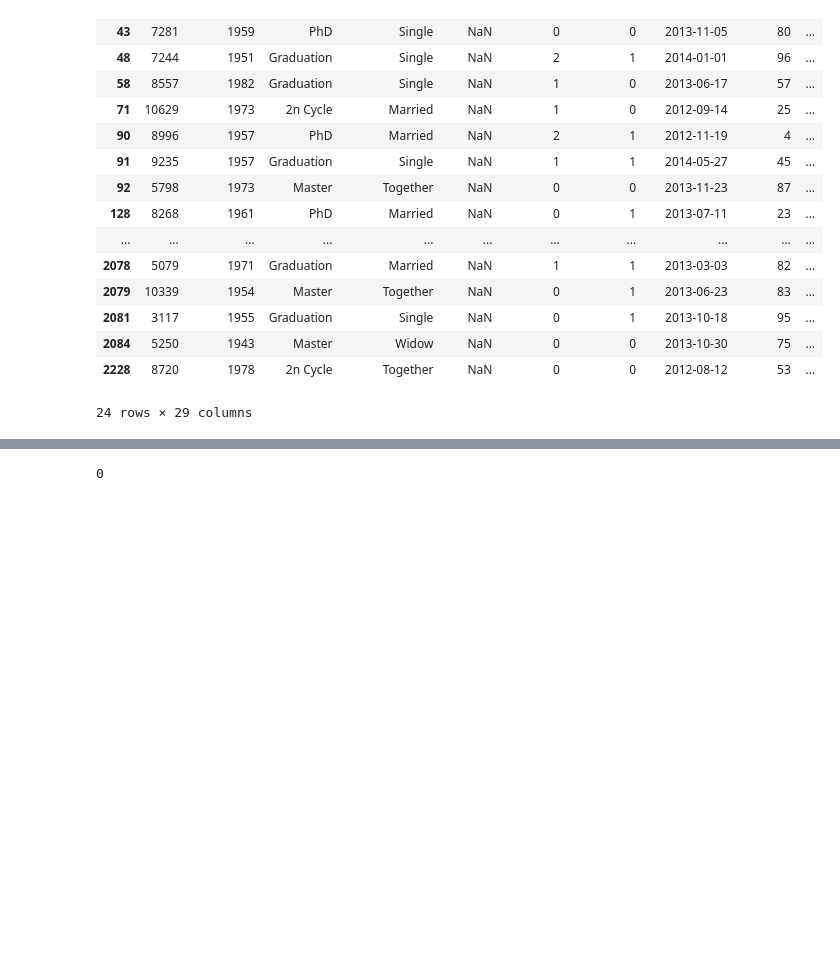
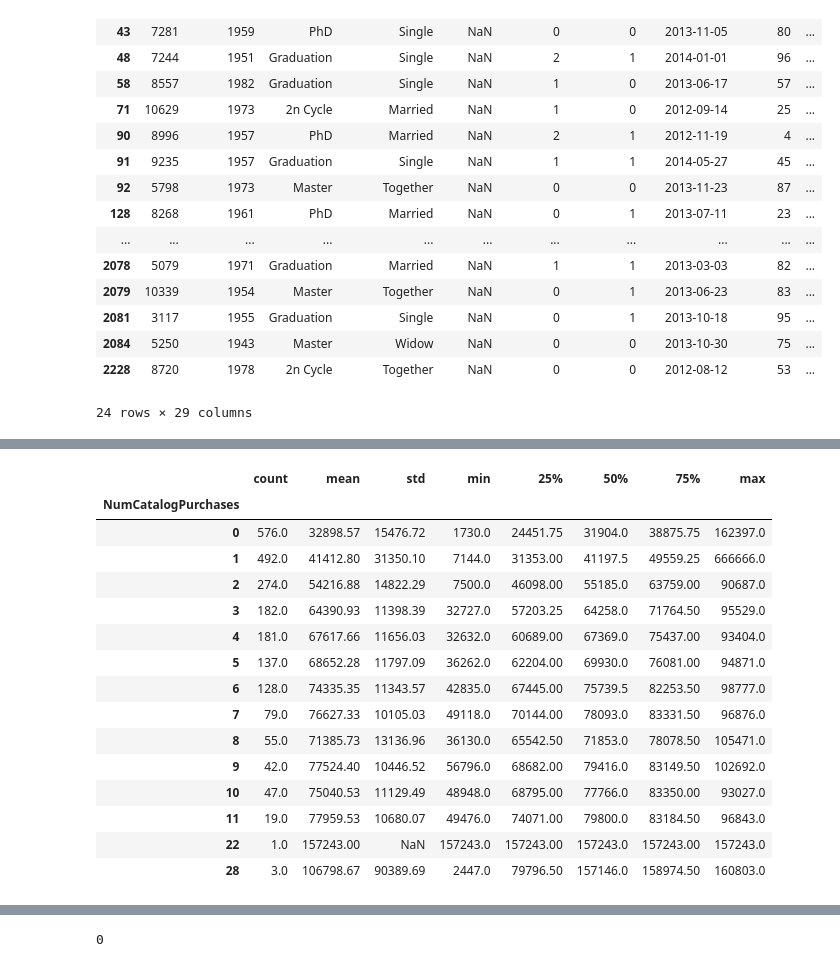
Before and after one commit to ANG112/Project_Break_ML, a Jupyter notebook: 01_data_preparation.ipynb, the cells around one changed output, grey strips where cells are left out. Cells and saved outputs as stored; diff of their text form; code cells hidden in the pictures; blank space fills up the shorter version.

```diff
--- a/01_data_preparation.ipynb
+++ b/01_data_preparation.ipynb
@@ -201,0 +240,19 @@ df.loc[df['Income'].isna()]
+# %%
+df.groupby(['NumCatalogPurchases'])['Income'].describe().round(2)
+# %% [output]
+|  | count | mean | std | min | 25% | 50% | 75% | max |
+| NumCatalogPurchases |  |  |  |  |  |  |  |  |
+| 0 | 576.0 | 32898.57 | 15476.72 | 1730.0 | 24451.75 | 31904.0 | 38875.75 | 162397.0 |
+| 1 | 492.0 | 41412.80 | 31350.10 | 7144.0 | 31353.00 | 41197.5 | 49559.25 | 666666.0 |
+| 2 | 274.0 | 54216.88 | 14822.29 | 7500.0 | 46098.00 | 55185.0 | 63759.00 | 90687.0 |
+| 3 | 182.0 | 64390.93 | 11398.39 | 32727.0 | 57203.25 | 64258.0 | 71764.50 | 95529.0 |
+| 4 | 181.0 | 67617.66 | 11656.03 | 32632.0 | 60689.00 | 67369.0 | 75437.00 | 93404.0 |
+| 5 | 137.0 | 68652.28 | 11797.09 | 36262.0 | 62204.00 | 69930.0 | 76081.00 | 94871.0 |
+| 6 | 128.0 | 74335.35 | 11343.57 | 42835.0 | 67445.00 | 75739.5 | 82253.50 | 98777.0 |
+| 7 | 79.0 | 76627.33 | 10105.03 | 49118.0 | 70144.00 | 78093.0 | 83331.50 | 96876.0 |
+| 8 | 55.0 | 71385.73 | 13136.96 | 36130.0 | 65542.50 | 71853.0 | 78078.50 | 105471.0 |
+| 9 | 42.0 | 77524.40 | 10446.52 | 56796.0 | 68682.00 | 79416.0 | 83149.50 | 102692.0 |
+| 10 | 47.0 | 75040.53 | 11129.49 | 48948.0 | 68795.00 | 77766.0 | 83350.00 | 93027.0 |
+| 11 | 19.0 | 77959.53 | 10680.07 | 49476.0 | 74071.00 | 79800.0 | 83184.50 | 96843.0 |
+| 22 | 1.0 | 157243.00 | NaN | 157243.0 | 157243.00 | 157243.0 | 157243.00 | 157243.0 |
+| 28 | 3.0 | 106798.67 | 90389.69 | 2447.0 | 79796.50 | 157146.0 | 158974.50 | 160803.0 |
```
Also changed, not shown: parts of 55 cells of this notebook, 7 other files.
